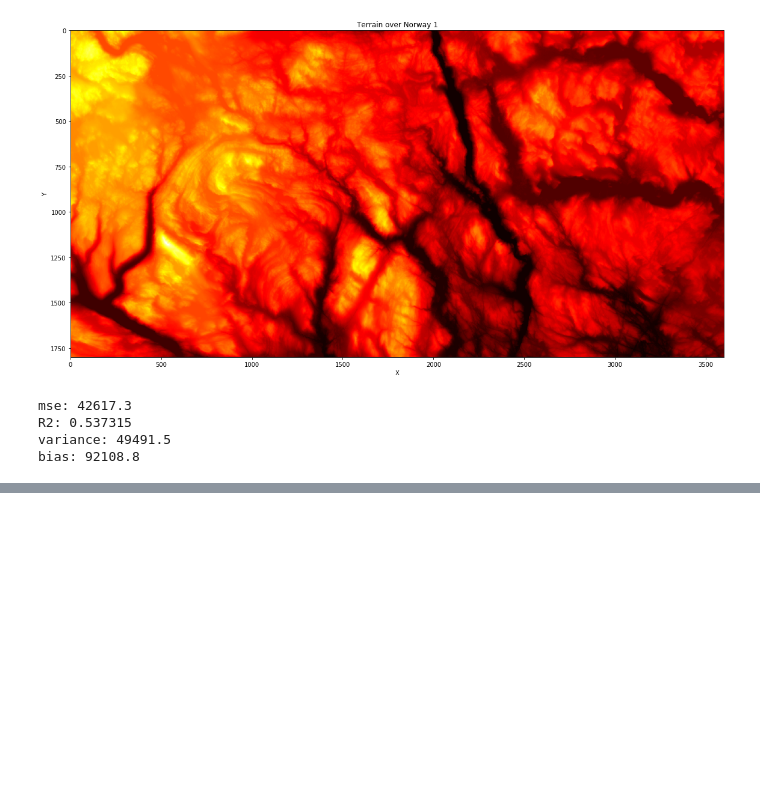
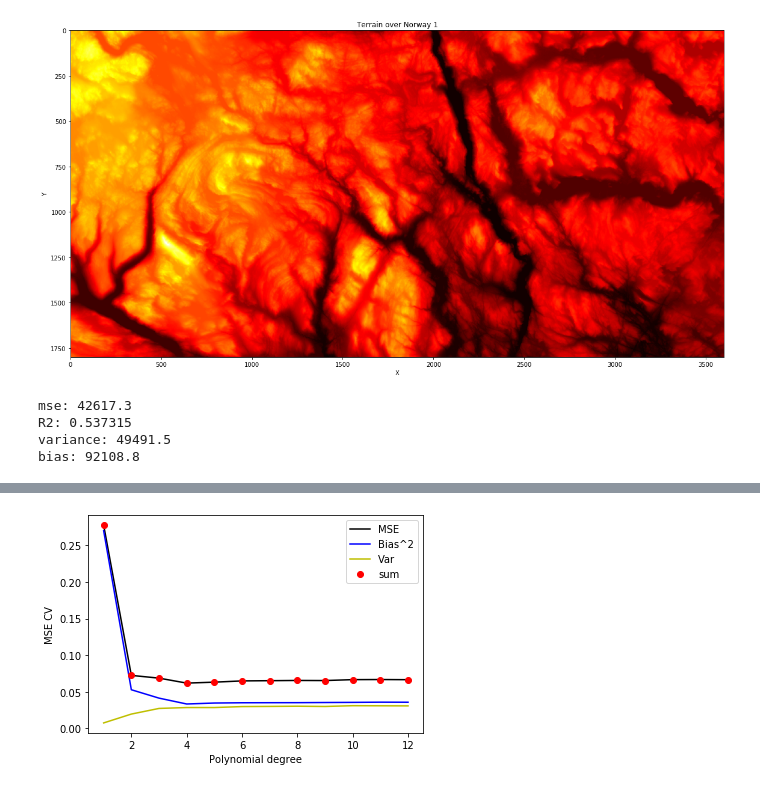
Before and after one commit to VemundST/Project1, a Jupyter notebook: main.ipynb, the cells around one changed output, grey strips where cells are left out. Cells and saved outputs as stored; diff of their text form; code cells hidden in the pictures; blank space fills up the shorter version.

```diff
--- a/main.ipynb
+++ b/main.ipynb
@@ -719,0 +795,63 @@ bias: 92108.8
+# %%
+
+
+# Cross-validation using Scikit-Learn's KFold function
+#initiate stuff again in case data was changed earlier
+np.random.seed(2018)
+
+noise=0.1
+N=1000
+k=5
+x = np.sort(np.random.uniform(0,1,n)).reshape(-1,1)
+y = true_fun(x).reshape(-1,1) + np.random.randn(len(x)).reshape(-1,1) * noise
+y_no_noise= true_fun(x)
+
+degrees = np.arange(1,16)
+
+kfold = KFold(n_splits = k,shuffle=True,random_state=5)
+
+#Two clumsy lines to get the size of y_pred array right
+X_trainz, X_testz, y_trainz, y_testz = train_test_split(x,y,test_size=1./k)
+array_size_thingy=len(y_testz)
+
+
+err = []
+bi=[]
+vari=[]
+
+for deg in degrees:
+    y_pred = np.empty((array_size_thingy, k))
+    j=0
+    model = make_pipeline(PolynomialFeatures(degree=deg),LinearRegression(fit_intercept=False))
+    for train_inds,test_inds in kfold.split(x):
+        xtrain = x[train_inds]
+        ytrain= y[train_inds]
+        xtest = x[test_inds]
+        ytest = y[test_inds]
+        y_pred[:,j] = model.fit(xtrain,ytrain).predict(xtest).ravel()
+        j+=1
+
+
+    error = np.mean( np.mean((ytest - y_pred)**2, axis=1, keepdims=True) )
+    bias = np.mean( (ytest - np.mean(y_pred, axis=1, keepdims=True))**2 )
+    variance = np.mean( np.var(y_pred, axis=1, keepdims=True) )
+    err.append(error)
+    bi.append(bias)
+    vari.append(variance)
+
+max_pd = 12 #max polynomial degree to plot to
+plt.figure()
+plt.plot(degrees[:max_pd],err[:max_pd],'k',label='MSE')
+plt.plot(degrees[:max_pd],bi[:max_pd],'b',label='Bias^2')
+plt.plot(degrees[:max_pd],vari[:max_pd],'y',label='Var')
+summ=np.zeros(len(vari))
+for i in range(len(err)):
+    summ[i]=vari[i]+bi[i]
+plt.plot(degrees[:max_pd],summ[:max_pd],'ro',label='sum')
+
+plt.xlabel('Polynomial degree')
+plt.ylabel('MSE CV')
+plt.legend()
+plt.show()
+# %% [output]
+[figure, added]
```
Also changed, not shown: parts of 10 cells of this notebook.
